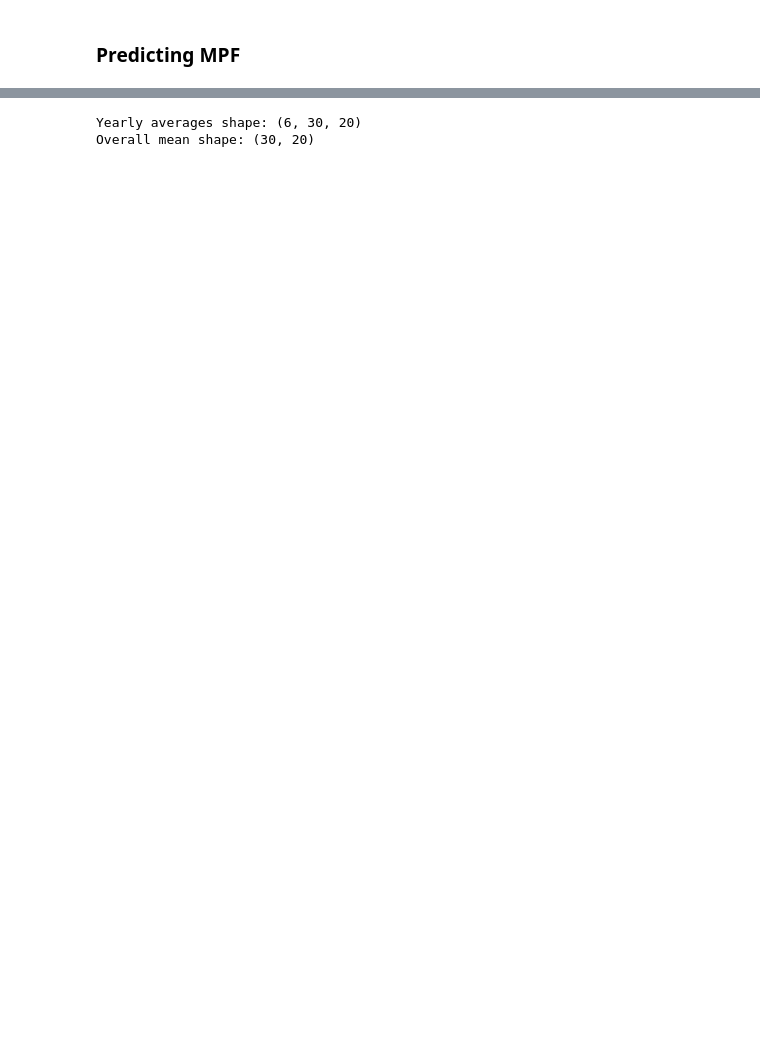
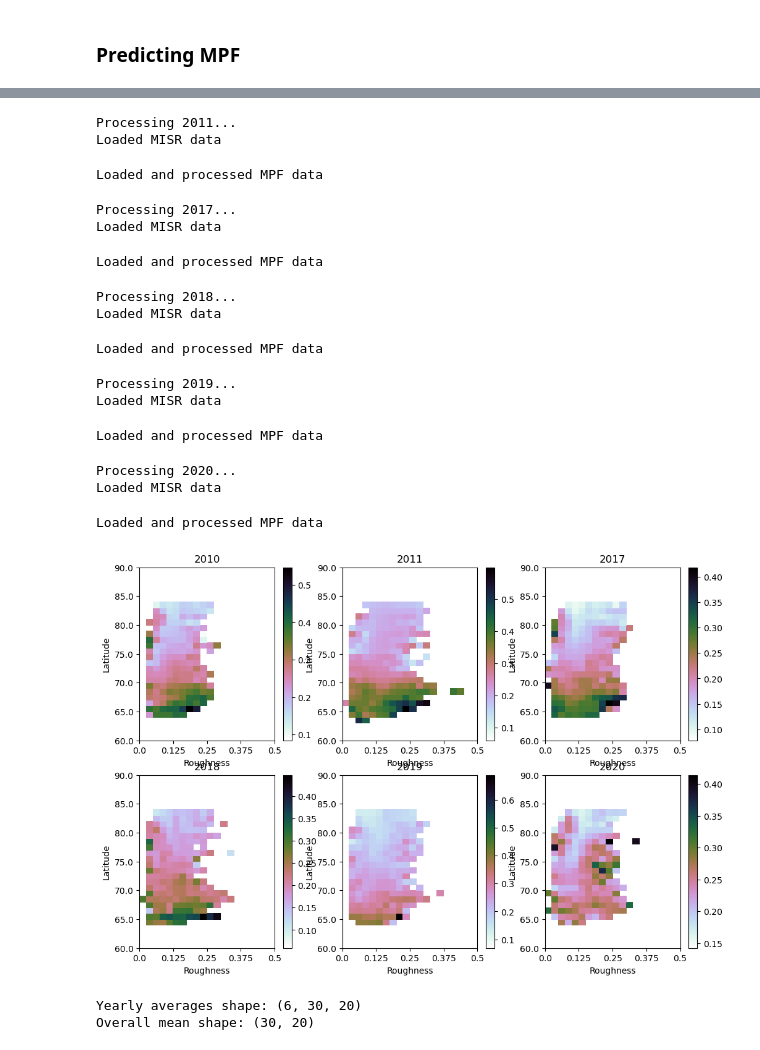
Before and after one commit to rhtweedie/modelled_mpf_with_advection, a Jupyter notebook: lat_analysis_take_2.ipynb, the cells around one changed output, grey strips where cells are left out. Saved outputs shown, nothing was run; the diff lists cells and outputs as text; code cells hidden in the pictures; blank space fills up the shorter version.

```diff
--- a/lat_analysis_take_2.ipynb
+++ b/lat_analysis_take_2.ipynb
@@ -203,13 +200,25 @@ MISR shape: (1000, 1000)
 # %%
 # load advected MPF data
-
 mpf_advected = pd.read_pickle(f'/home/htweedie/melt_ponds/data/forwarded_mpfs/mpf_from_{YEAR}0401_183_days_spacing_8.pkl')
-lat_advected = pd.read_pickle(f'/home/htweedie/melt_ponds/data/forwarded_mpfs/lat_from_{YEAR}0401_183 days_spacing_8.pkl')
-lon_advected = pd.read_pickle(f'/home/htweedie/melt_ponds/data/forwarded_mpfs/lon_from_{YEAR}0401_183 days_spacing_8.pkl')
+lat_advected = pd.read_pickle(f'/home/htweedie/melt_ponds/data/forwarded_mpfs/lat_from_{YEAR}0401_183_days_spacing_8.pkl')
+lon_advected = pd.read_pickle(f'/home/htweedie/melt_ponds/data/forwarded_mpfs/lon_from_{YEAR}0401_183_days_spacing_8.pkl')
+sir_advected = pd.read_pickle(f'/home/htweedie/melt_ponds/data/forwarded_mpfs/testing/sir_from_{YEAR}0401_183_days_spacing_8.pkl')
+#advected_MISR = np.load(f'/home/htweedie/melt_ponds/data/forwarded_mpfs/testing/mean_summer_sir_{YEAR}.npy')
 
 print(f'MPF shape: {mpf_advected.shape}')
 print(f'Lat shape: {lat_advected.shape}')
 print(f'Lon shape: {lon_advected.shape}')
+print(f'SIR shape: {sir_advected.shape}')
+#print(f'Mean summer SIR shape: {advected_MISR.shape}')
+
+# subset full mpf dataframe to retrieve just the days to average
+date_from = format_date(YEAR, '05', '01')
+date_to = format_date(YEAR, '08', '31')
+
+subset_mpf = mpf_advected.loc[date_from:date_to]
+
+advected_mpf = np.nanmean(subset_mpf, axis=0).reshape(1000,1000)
+np.shape(advected_mpf)
 # %% [output]
 MPF shape: (184, 1000000)
 Lat shape: (184, 1000000)
@@ -229,5 +230,5 @@ np.shape(mpf)
 # %%
-masked_MPF_MISRGRID, masked_MISR, masked_lat_MISR = MASK_MPF_MISR(mpf, MISR)
+masked_MPF_MISRGRID, masked_MISR, masked_lat_MISR = MASK_MPF_MISR(advected_mpf, static_MISR)
 current_year_average = calculate_binned_averages(masked_MPF_MISRGRID, masked_MISR, masked_lat_MISR)
 
 plot_binned_stats(current_year_average, f'Mean summer MPF as a function of lat and sigma for {YEAR}')
@@ -337,0 +257,44 @@ misr_indices = np.where((misr_indices == 0) | (misr_indices == len(misr_edges)),
+# %%
+YEARS = [2010, 2011, 2017, 2018, 2019, 2020]
+y_tick_positions = np.linspace(0, 30, 7)
+x_tick_positions = np.linspace(0, 20, 5)
+y_tick_labels = np.linspace(60, 90, 7)
+x_tick_labels = np.linspace(0, 0.5, 5)
+
+fig = plt.figure(figsize=(12,8))
+
+yearly_averages = np.zeros((len(YEARS), 30, 20)) # setting up array with 0s
+for i in range(len(YEARS)):
+    year = YEARS[i]
+    print(f'Processing {year}...')
+    MISR = LOAD_MISR_H5(f'/home/ssureen/MISR_data_monthly/April {year} Roughness.h5')[::8,::8]
+    print(f'Loaded MISR data')
+
+    # load, subset and find mean of mpf data
+    mpf_advected = pd.read_pickle(f'/home/htweedie/melt_ponds/data/forwarded_mpfs/mpf_from_{year}0401_183_days_spacing_8.pkl')
+    subset_mpf = mpf_advected.loc[format_date(year, '05', '01') : format_date(year, '08', '31')]
+    mean_mpf_advected = np.nanmean(subset_mpf, axis=0).reshape(1000,1000)
+    print(f'Loaded and processed MPF data')
+
+    # mask data to keep only the points for which data are available for all three
+    masked_MPF_MISRGRID, masked_MISR, masked_lat_MISR = MASK_MPF_MISR(mean_mpf_advected, MISR)
+
+    # calculate and plot binned data
+    current_year_average = calculate_binned_averages(masked_MPF_MISRGRID, masked_MISR, masked_lat_MISR)
+
+    plt.subplot(2,3,i+1)
+    plt.xticks(x_tick_positions, x_tick_labels) # Relabel ticks
+    plt.yticks(y_tick_positions, y_tick_labels)
+
+    plt.ylabel("Latitude")
+    plt.xlabel("Roughness")
+
+    plt.pcolor(current_year_average)
+    plt.colorbar()
+    plt.title(f'{year}')
+
+    yearly_averages[i] = current_year_average
+
+
+plt.show()
+# %% [output]
@@ -337,0 +304,16 @@ misr_indices = np.where((misr_indices == 0) | (misr_indices == len(misr_edges)),
+Processing 2011...
+Loaded MISR data
+Loaded and processed MPF data
+Processing 2017...
+Loaded MISR data
+Loaded and processed MPF data
+Processing 2018...
+Loaded MISR data
+Loaded and processed MPF data
+Processing 2019...
+Loaded MISR data
+Loaded and processed MPF data
+Processing 2020...
+Loaded MISR data
+Loaded and processed MPF data
+[figure, added]
```
Also changed, not shown: parts of 26 cells of this notebook.
